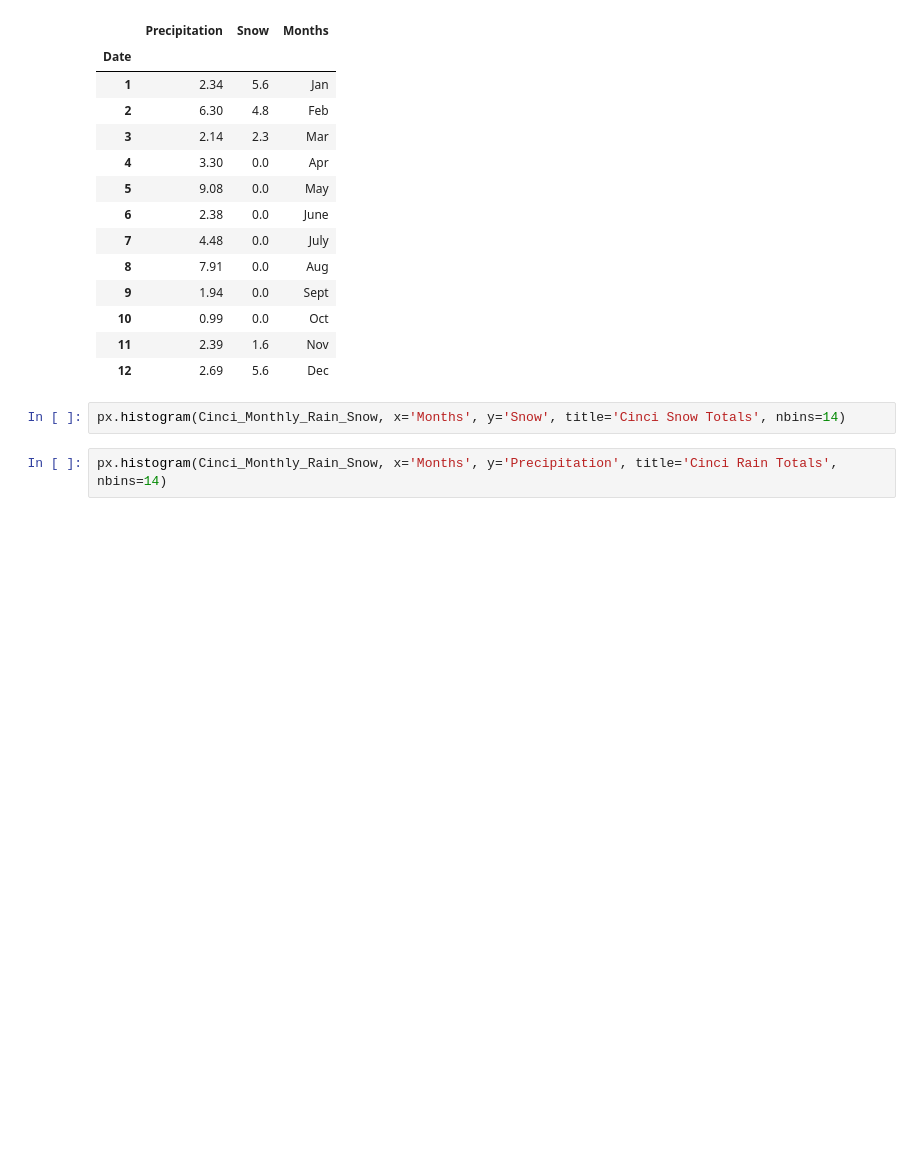
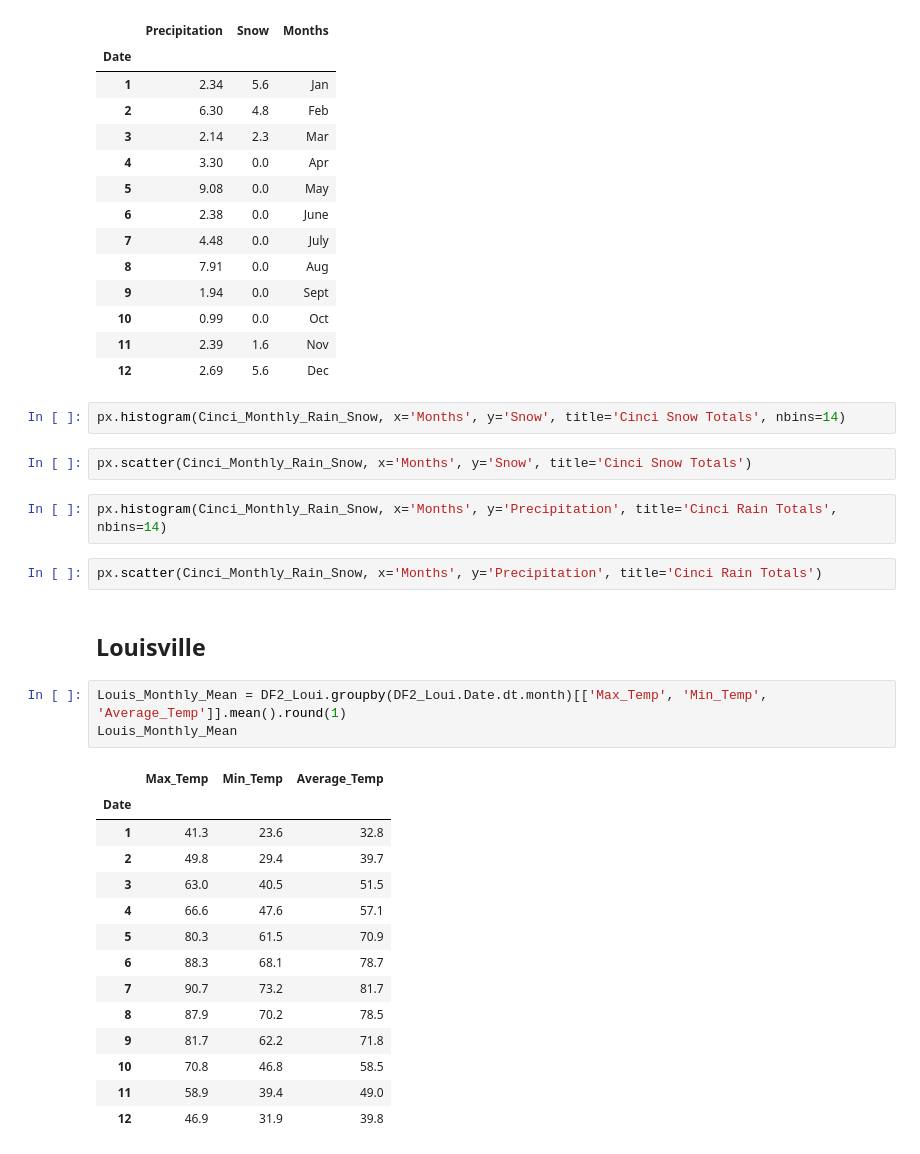
Before and after one commit to BerisDizdar/City_Weather_Comparison, a Jupyter notebook: City_Weather_Comp_2.ipynb, the cells around one changed output. Drawn from its saved outputs; the diff is of its cells as text; blank space fills up the shorter version.

```diff
--- a/City_Weather_Comp_2.ipynb
+++ b/City_Weather_Comp_2.ipynb
@@ -373,5 +375,29 @@ Cinci_Monthly_Rain_Snow
 | 12 | 2.69 | 5.6 | Dec |
 # %%
 px.histogram(Cinci_Monthly_Rain_Snow, x='Months', y='Snow', title='Cinci Snow Totals', nbins=14)
+# %%
+px.scatter(Cinci_Monthly_Rain_Snow, x='Months', y='Snow', title='Cinci Snow Totals')
 # %%
 px.histogram(Cinci_Monthly_Rain_Snow, x='Months', y='Precipitation', title='Cinci Rain Totals', nbins=14)
+# %%
+px.scatter(Cinci_Monthly_Rain_Snow, x='Months', y='Precipitation', title='Cinci Rain Totals')
+# %% [markdown]
+## Louisville
+# %%
+Louis_Monthly_Mean = DF2_Loui.groupby(DF2_Loui.Date.dt.month)[['Max_Temp', 'Min_Temp', 'Average_Temp']].mean().round(1)
+Louis_Monthly_Mean
+# %% [output]
+|  | Max_Temp | Min_Temp | Average_Temp |
+| Date |  |  |  |
+| 1 | 41.3 | 23.6 | 32.8 |
+| 2 | 49.8 | 29.4 | 39.7 |
+| 3 | 63.0 | 40.5 | 51.5 |
+| 4 | 66.6 | 47.6 | 57.1 |
+| 5 | 80.3 | 61.5 | 70.9 |
+| 6 | 88.3 | 68.1 | 78.7 |
+| 7 | 90.7 | 73.2 | 81.7 |
+| 8 | 87.9 | 70.2 | 78.5 |
+| 9 | 81.7 | 62.2 | 71.8 |
+| 10 | 70.8 | 46.8 | 58.5 |
+| 11 | 58.9 | 39.4 | 49.0 |
+| 12 | 46.9 | 31.9 | 39.8 |
```
Also changed, not shown: parts of 4 cells of this notebook.
